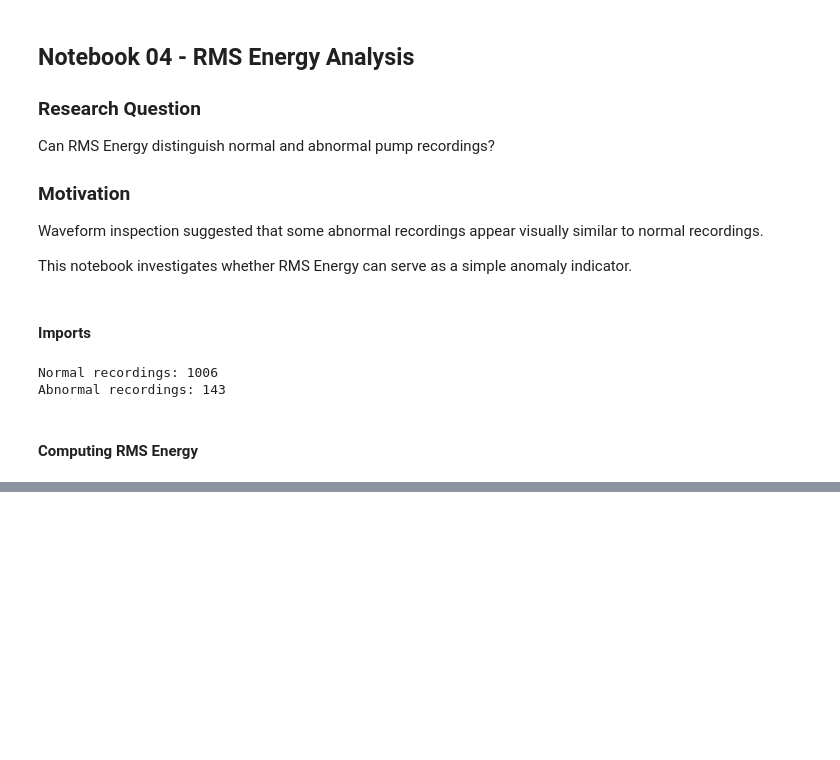
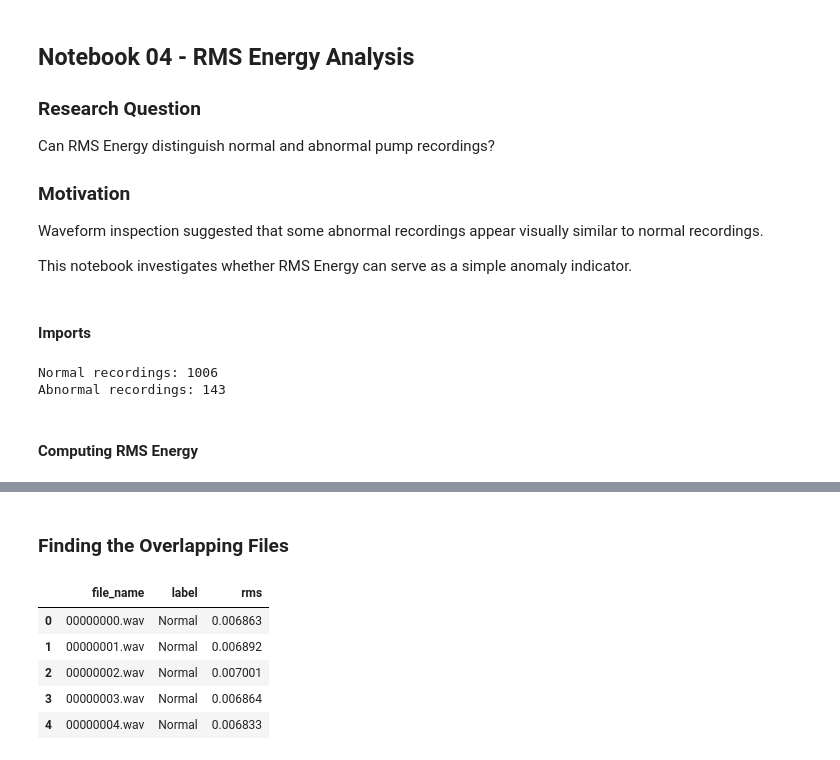
Before and after one commit to Shagun-Thakur/EchoGuard, a Jupyter notebook: notebooks/04_rms_analysis.ipynb, the cells around one changed output, grey strips where cells are left out. Drawn from its saved outputs; the diff is of its cells as text; code cells hidden in the pictures; blank space fills up the shorter version.

```diff
--- a/notebooks/04_rms_analysis.ipynb
+++ b/notebooks/04_rms_analysis.ipynb
@@ -39,0 +110,25 @@ NameError: name 'mean_rms' is not defined
+# %% [markdown]
+### Finding the Overlapping Files
+# %%
+records = []
+# Normal files
+for file in normal_files:
+    signal, sr = load_channel(file, channel)
+    rms_value = mean_rms(signal)
+    records.append({"file_name": file.name, "label": "Normal", "rms": rms_value})
+
+# Abnormal files
+for file in abnormal_files:
+    signal, sr = load_channel(file, channel)
+    rms_value = mean_rms(signal)
+    records.append({"file_name": file.name, "label": "Abnormal", "rms": rms_value})
+
+rms_df = pd.DataFrame(records)
+rms_df.head()
+# %% [output]
+|  | file_name | label | rms |
+| 0 | 00000000.wav | Normal | 0.006863 |
+| 1 | 00000001.wav | Normal | 0.006892 |
+| 2 | 00000002.wav | Normal | 0.007001 |
+| 3 | 00000003.wav | Normal | 0.006864 |
+| 4 | 00000004.wav | Normal | 0.006833 |
```
Also changed, not shown: parts of 13 cells of this notebook, 2 other files.
